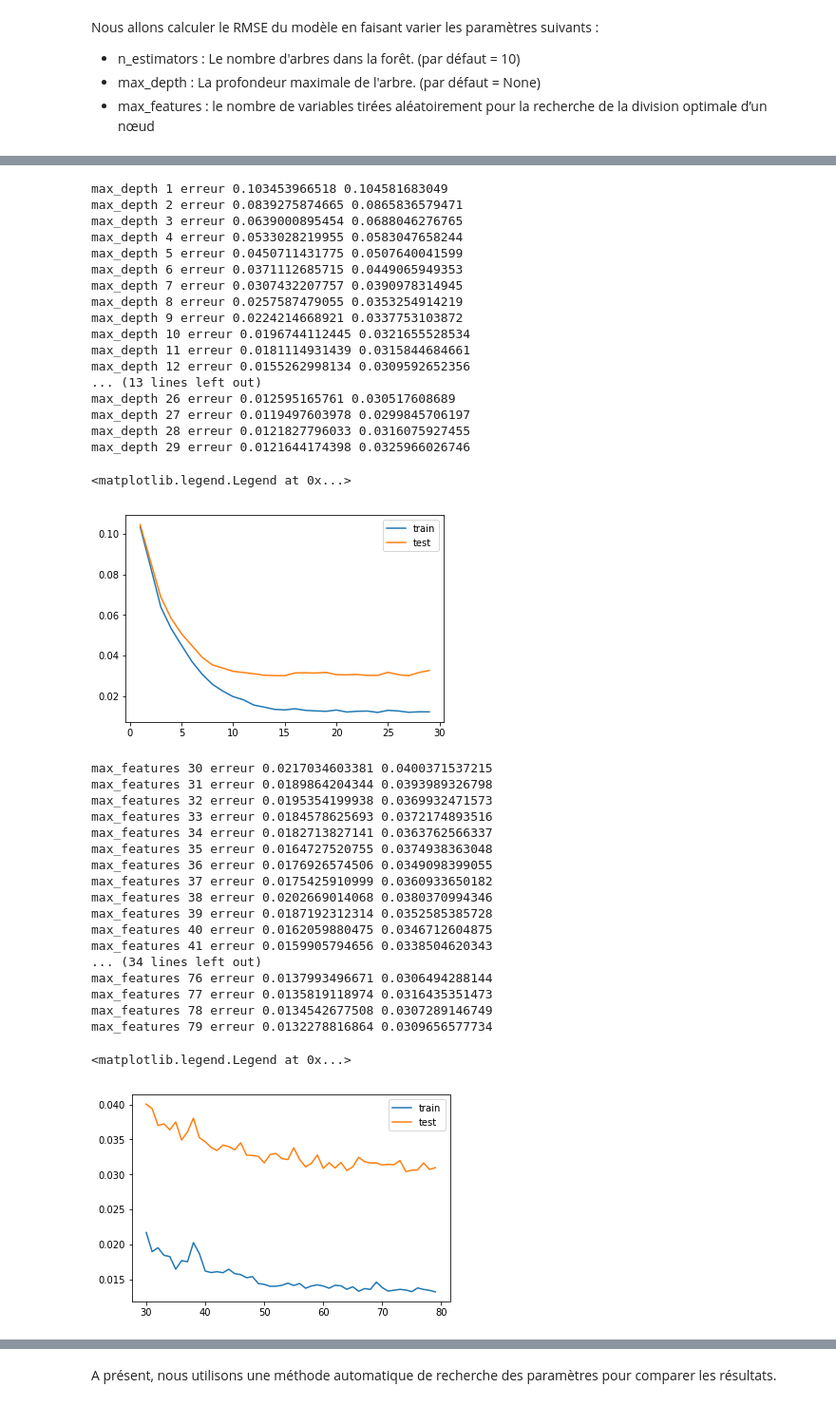
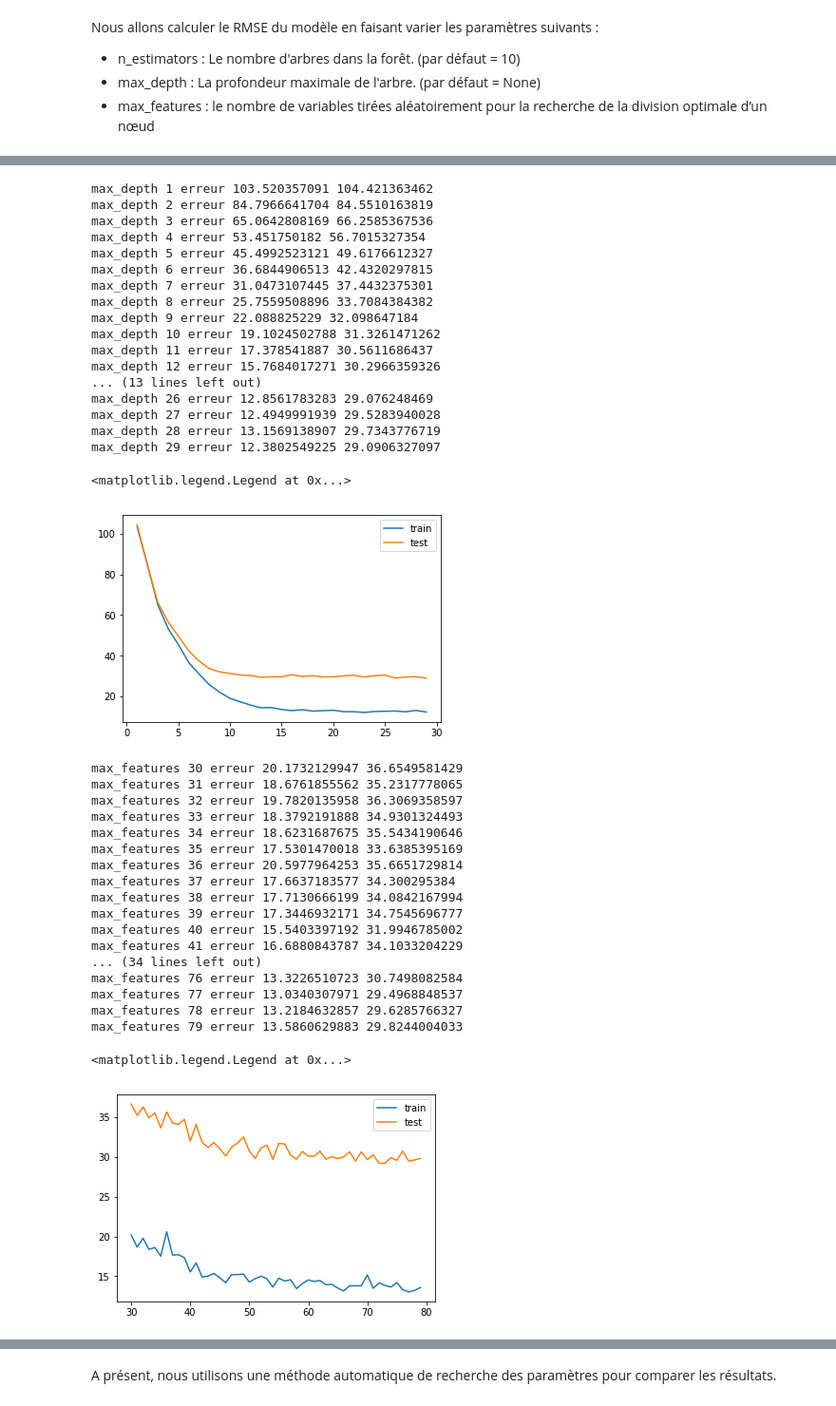
Before and after one commit to assitanDiarra/ENSAE_Python, a Jupyter notebook: Forêts aléatoires et GBM.ipynb, the cells around one changed output, grey strips where cells are left out. Shown at 95% size. Saved outputs shown, nothing was run; the diff lists cells and outputs as text; code cells hidden in the pictures.

```diff
--- a/Forêts aléatoires et GBM.ipynb
+++ b/Forêts aléatoires et GBM.ipynb
@@ -25,6 +34,3 @@ data.head()
-# %%
-# Attention me mettre en phase avec Assitan
-data['Mortality_rate2'] = data['Nb_deaths'] / data['Population'] * 100
 # %% [markdown]
 #  Méthode Bagging : ici, nous allons voir l'algorithme de forêt aléatoire pour une classification et pour une régression.
 # %% [markdown]
@@ -36,7 +42,7 @@ pas qu’il conduit toujours à la meilleure prévision. L'objectif de la forêt
 Plus que le nombre d’arbres n_estimators, le paramètre à optimiser est le nombre de variables tirées aléatoirement pour la recherche de la division optimale d’un nœud : max_features. Par défaut, il prend la valeur p/3 en pour la régression et √p pour la classification.
 # %%
 # variable à expliquer
-Y= data[["Mortality_rate2"]]
+Y= data[["Mortality_rate"]]
 Y.mean()
 # variables explicatives
 X= data[["Sex","Age_bucket","Year","Country", "SP.URB.TOTL.IN.ZS","SP.URB.GROW","SP.POP.GROW","SE.PRM.DURS",
@@ -75,7 +81,7 @@ for n_estimators in range(1,20) :
     # définition des paramètres
     clf = RandomForestRegressor(n_estimators=n_estimators,max_depth=1)
     # apprentissage
-    clf = clf.fit(X_train, Y_train["Mortality_rate2"].ravel())
+    clf = clf.fit(X_train, Y_train["Mortality_rate"].ravel())
 
     # on calcule l'erreur (MSE)
     err_train = metrics.mean_squared_error( clf.predict(X_train), Y_train)**0.5
@@ -118,7 +124,7 @@ for max_depth in range(1,30) :
     # définition des paramètres
     clf = RandomForestRegressor(n_estimators=10,max_depth=max_depth)
     # apprentissage
-    clf = clf.fit(X_train, Y_train["Mortality_rate2"].ravel())
+    clf = clf.fit(X_train, Y_train["Mortality_rate"].ravel())
 
     # on calcule l'erreur (MSE)
     err_train = metrics.mean_squared_error( clf.predict(X_train), Y_train)**0.5
@@ -132,64 +138,64 @@ plt.plot ( [c[0] for c in curves], [c[2] for c in curves], label="test")
 plt.legend()
 # on choisit max_depth = 15
 # %% [output]
-max_depth 1 erreur 0.103453966518 0.104581683049
-max_depth 2 erreur 0.0839275874665 0.0865836579471
-max_depth 3 erreur 0.0639000895454 0.0688046276765
-max_depth 4 erreur 0.0533028219955 0.0583047658244
-max_depth 5 erreur 0.0450711431775 0.0507640041599
-max_depth 6 erreur 0.0371112685715 0.0449065949353
-max_depth 7 erreur 0.0307432207757 0.0390978314945
-max_depth 8 erreur 0.0257587479055 0.0353254914219
-max_depth 9 erreur 0.0224214668921 0.0337753103872
-max_depth 10 erreur 0.0196744112445 0.0321655528534
-max_depth 11 erreur 0.0181114931439 0.0315844684661
-max_depth 12 erreur 0.0155262998134 0.0309592652356
+max_depth 1 erreur 103.520357091 104.421363462
+max_depth 2 erreur 84.7966641704 84.5510163819
+max_depth 3 erreur 65.0642808169 66.2585367536
+max_depth 4 erreur 53.451750182 56.7015327354
+max_depth 5 erreur 45.4992523121 49.6176612327
+max_depth 6 erreur 36.6844906513 42.4320297815
+max_depth 7 erreur 31.0473107445 37.4432375301
+max_depth 8 erreur 25.7559508896 33.7084384382
+max_depth 9 erreur 22.088825229 32.098647184
+max_depth 10 erreur 19.1024502788 31.3261471262
+max_depth 11 erreur 17.378541887 30.5611686437
+max_depth 12 erreur 15.7684017271 30.2966359326
 ... (13 lines left out)
-max_depth 26 erreur 0.012595165761 0.030517608689
-max_depth 27 erreur 0.0119497603978 0.0299845706197
-max_depth 28 erreur 0.0121827796033 0.0316075927455
-max_depth 29 erreur 0.0121644174398 0.0325966026746
+max_depth 26 erreur 12.8561783283 29.076248469
+max_depth 27 erreur 12.4949991939 29.5283940028
+max_depth 28 erreur 13.1569138907 29.7343776719
+max_depth 29 erreur 12.3802549225 29.0906327097
 <matplotlib.legend.Legend at 0x...>
-[figure, old version]
+[figure, new version]
 # %%
 # on fait varier le nombre de variables tirées aléatoirement pour la recherche de la division optimale d’un nœud.
 curves = []
 for max_features in range(30,80) :
 
     # définition des paramètres
     clf = RandomForestRegressor(n_estimators=10,max_depth=15,max_features=max_features)
     # apprentissage
-    clf = clf.fit(X_train, Y_train["Mortality_rate2"].ravel())
+    clf = clf.fit(X_train, Y_train["Mortality_rate"].ravel())
 
     # on calcule l'erreur (MSE)
     err_train = metrics.mean_squared_error( clf.predict(X_train), Y_train)**0.5
     err_test = metrics.mean_squared_error( clf.predict(X_test), Y_test)**0.5
     print("max_features",max_features, "erreur", err_train, err_test)
     curves.append((max_features, err_train, err_test, clf) )
 
 plt.plot ( [c[0] for c in curves], [c[1] for c in curves], label="train")
 plt.plot ( [c[0] for c in curves], [c[2] for c in curves], label="test")
 
 plt.legend()
 # on garde max_features = 80
 # %% [output]
-max_features 30 erreur 0.0217034603381 0.0400371537215
-max_features 31 erreur 0.0189864204344 0.0393989326798
-max_features 32 erreur 0.0195354199938 0.0369932471573
-max_features 33 erreur 0.0184578625693 0.0372174893516
-max_features 34 erreur 0.0182713827141 0.0363762566337
-max_features 35 erreur 0.0164727520755 0.0374938363048
-max_features 36 erreur 0.0176926574506 0.0349098399055
-max_features 37 erreur 0.0175425910999 0.0360933650182
-max_features 38 erreur 0.0202669014068 0.0380370994346
-max_features 39 erreur 0.0187192312314 0.0352585385728
-max_features 40 erreur 0.0162059880475 0.0346712604875
-max_features 41 erreur 0.0159905794656 0.0338504620343
+max_features 30 erreur 20.1732129947 36.6549581429
+max_features 31 erreur 18.6761855562 35.2317778065
+max_features 32 erreur 19.7820135958 36.3069358597
+max_features 33 erreur 18.3792191888 34.9301324493
+max_features 34 erreur 18.6231687675 35.5434190646
+max_features 35 erreur 17.5301470018 33.6385395169
+max_features 36 erreur 20.5977964253 35.6651729814
+max_features 37 erreur 17.6637183577 34.300295384
+max_features 38 erreur 17.7130666199 34.0842167994
+max_features 39 erreur 17.3446932171 34.7545696777
+max_features 40 erreur 15.5403397192 31.9946785002
+max_features 41 erreur 16.6880843787 34.1033204229
 ... (34 lines left out)
-max_features 76 erreur 0.0137993496671 0.0306494288144
-max_features 77 erreur 0.0135819118974 0.0316435351473
-max_features 78 erreur 0.0134542677508 0.0307289146749
-max_features 79 erreur 0.0132278816864 0.0309656577734
+max_features 76 erreur 13.3226510723 30.7498082584
+max_features 77 erreur 13.0340307971 29.4968848537
+max_features 78 erreur 13.2184632857 29.6285766327
+max_features 79 erreur 13.5860629883 29.8244004033
 <matplotlib.legend.Legend at 0x...>
-[figure, old version]
+[figure, new version]
 # %%
```
Also changed, not shown: parts of 16 cells of this notebook.
